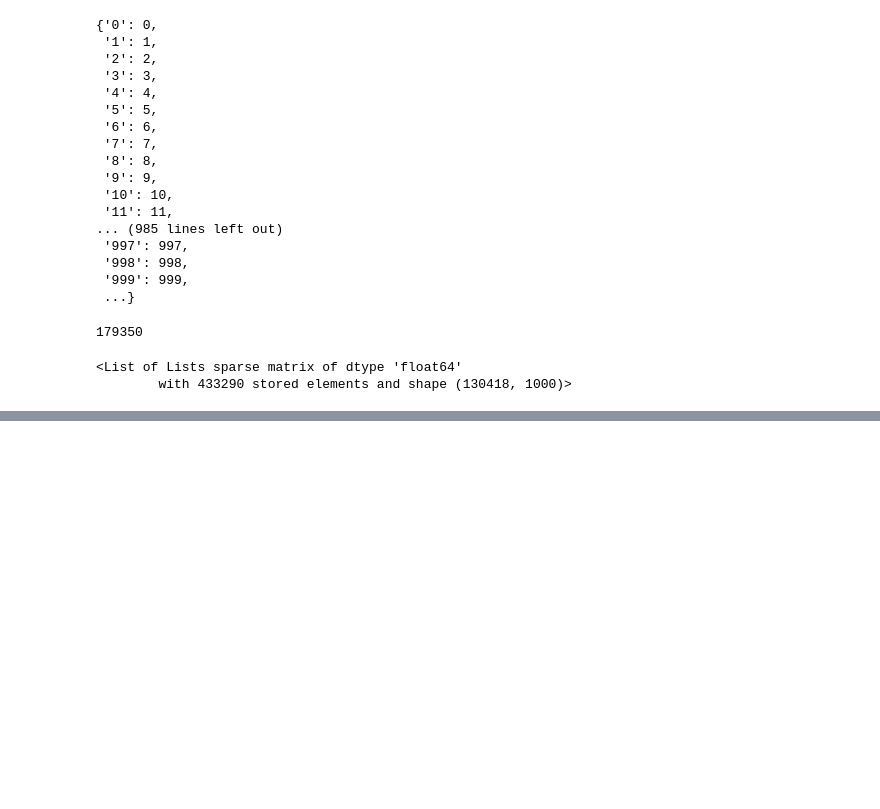
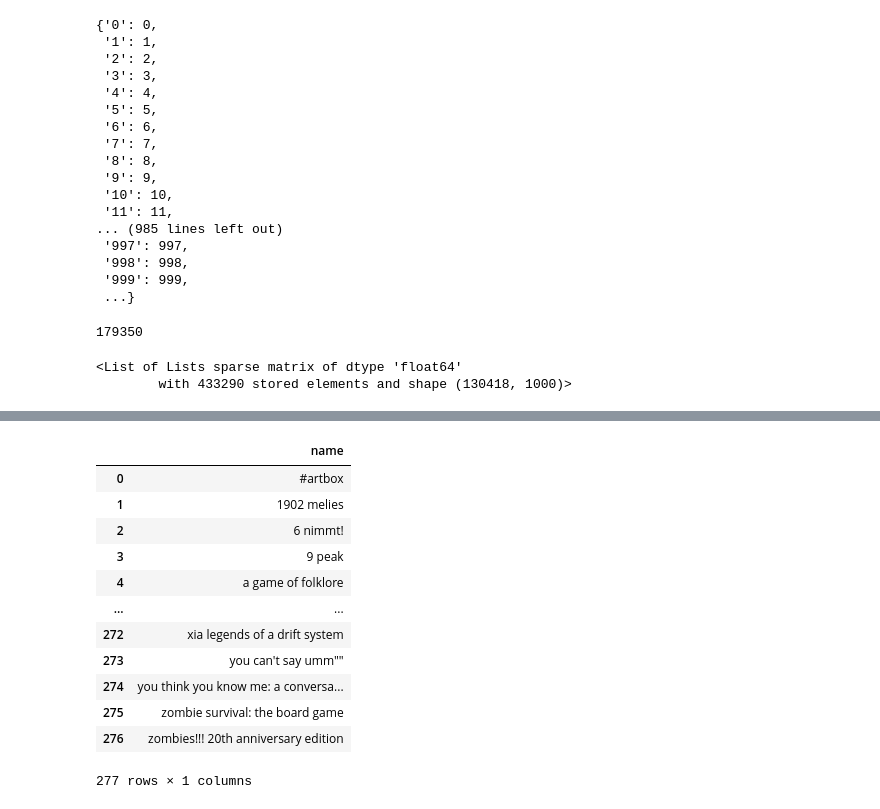
Before and after one commit to MichoelSnow/pax_tt_recommender, a Jupyter notebook: crawler/notebooks/testing.ipynb, the cells around one changed output, grey strips where cells are left out. Saved outputs shown, nothing was run; the diff lists cells and outputs as text; code cells hidden in the pictures; blank space fills up the shorter version.

```diff
--- a/crawler/notebooks/testing.ipynb
+++ b/crawler/notebooks/testing.ipynb
@@ -721,0 +775,17 @@ scipy.sparse._csr.csr_matrix
+# %%
+df_pax_null = df_merge.loc[df_merge["id"].isna(), ["name"]].reset_index(drop=True)
+df_pax_null
+# %% [output]
+|  | name |
+| 0 | #artbox |
+| 1 | 1902 melies |
+| 2 | 6 nimmt! |
+| 3 | 9 peak |
+| 4 | a game of folklore |
+| ... | ... |
+| 272 | xia legends of a drift system |
+| 273 | you can't say umm"" |
+| 274 | you think you know me: a conversa... |
+| 275 | zombie survival: the board game |
+| 276 | zombies!!! 20th anniversary edition |
+277 rows × 1 columns
```
Also changed, not shown: parts of 28 cells of this notebook, 3 other files.
